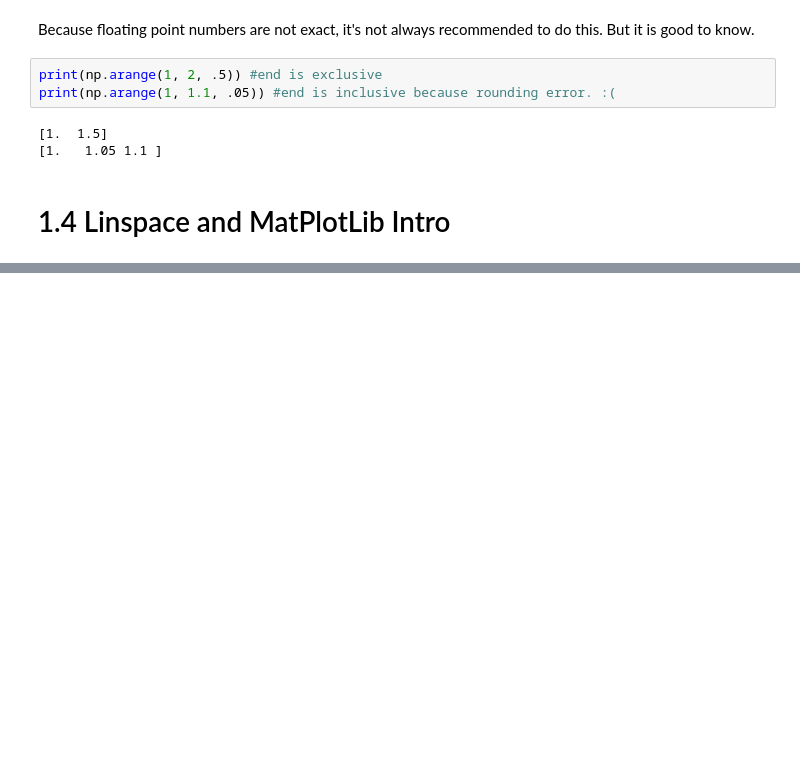
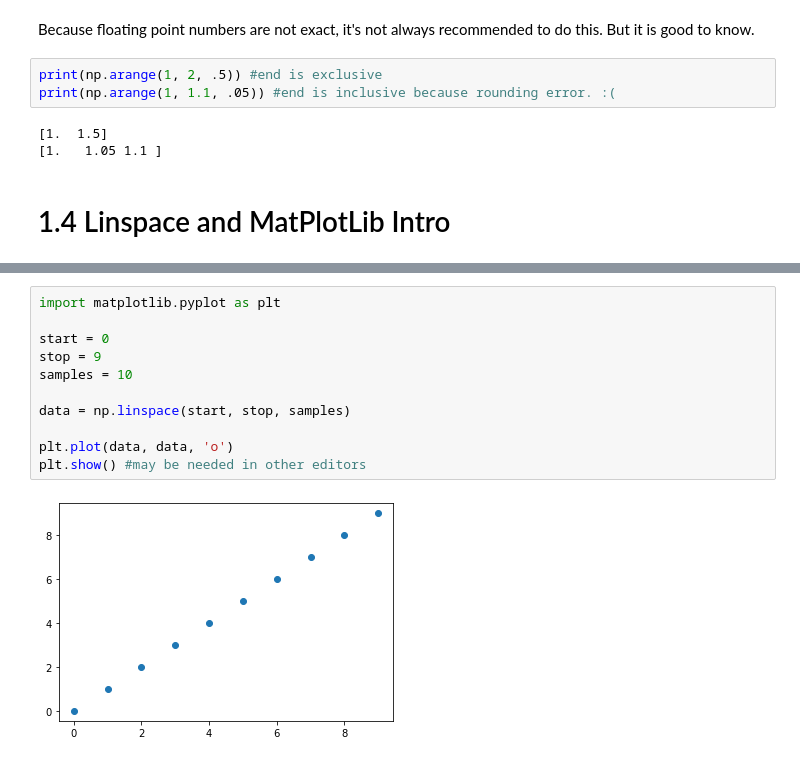
Before and after one commit to CalebCurry/ml-intro, a Jupyter notebook: Intro to ML.ipynb, the cells around one changed output, grey strips where cells are left out. Cells and saved outputs as stored; diff of their text form; blank space fills up the shorter version.

```diff
--- a/Intro to ML.ipynb
+++ b/Intro to ML.ipynb
@@ -286,0 +397,13 @@ print(np.arange(1, 1.1, .05)) #end is inclusive because rounding error. :(
+# %%
+import matplotlib.pyplot as plt
+
+start = 0
+stop = 9
+samples = 10
+
+data = np.linspace(start, stop, samples)
+
+plt.plot(data, data, 'o')
+plt.show() #may be needed in other editors
+# %% [output]
+[figure, added]
```
Also changed, not shown: parts of 23 cells of this notebook.
